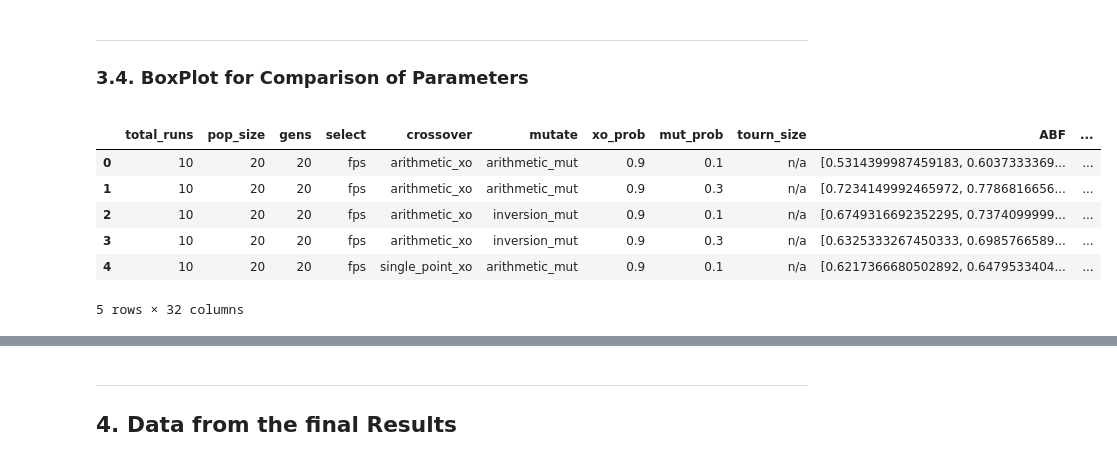
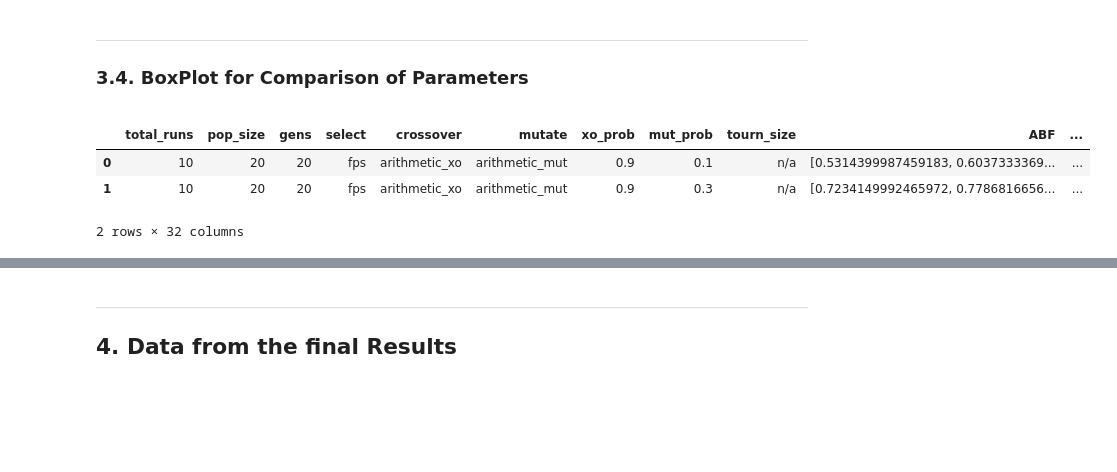
Before and after one commit to iryna-savchuk/CI4O_project, a Jupyter notebook: result_analysis.ipynb, the cells around one changed output, grey strips where cells are left out. Drawn from its saved outputs; the diff is of its cells as text; code cells hidden in the pictures; blank space fills up the shorter version.

```diff
--- a/result_analysis.ipynb
+++ b/result_analysis.ipynb
@@ -1057,17 +1057,14 @@ plt.show()
 # %%
 # Splitting ABF into 20 new columns corresponding to 20 generations
 new_cols = pd.DataFrame(merged_df['ABF'].apply(pd.Series).values.tolist(),
                         columns=['Gen'+str(i+1) for i in range(20)])
 
 # Concatenate the new columns to merged_df
 merged_df = pd.concat([merged_df, new_cols], axis=1)
-merged_df.head()
+merged_df.head(2)
 # %% [output]
 |  | total_runs | pop_size | gens | select | crossover | mutate | xo_prob | mut_prob | tourn_size | ABF | ... |
 | 0 | 10 | 20 | 20 | fps | arithmetic_xo | arithmetic_mut | 0.9 | 0.1 | n/a | [0.5314399987459183, 0.6037333369... | ... |
 | 1 | 10 | 20 | 20 | fps | arithmetic_xo | arithmetic_mut | 0.9 | 0.3 | n/a | [0.7234149992465972, 0.7786816656... | ... |
-| 2 | 10 | 20 | 20 | fps | arithmetic_xo | inversion_mut | 0.9 | 0.1 | n/a | [0.6749316692352295, 0.7374099999... | ... |
-| 3 | 10 | 20 | 20 | fps | arithmetic_xo | inversion_mut | 0.9 | 0.3 | n/a | [0.6325333267450333, 0.6985766589... | ... |
-| 4 | 10 | 20 | 20 | fps | single_point_xo | arithmetic_mut | 0.9 | 0.1 | n/a | [0.6217366680502892, 0.6479533404... | ... |
-5 rows × 32 columns
+2 rows × 32 columns
 # %%
```
Also changed, not shown: parts of 1 cell of this notebook, 1 other file.
